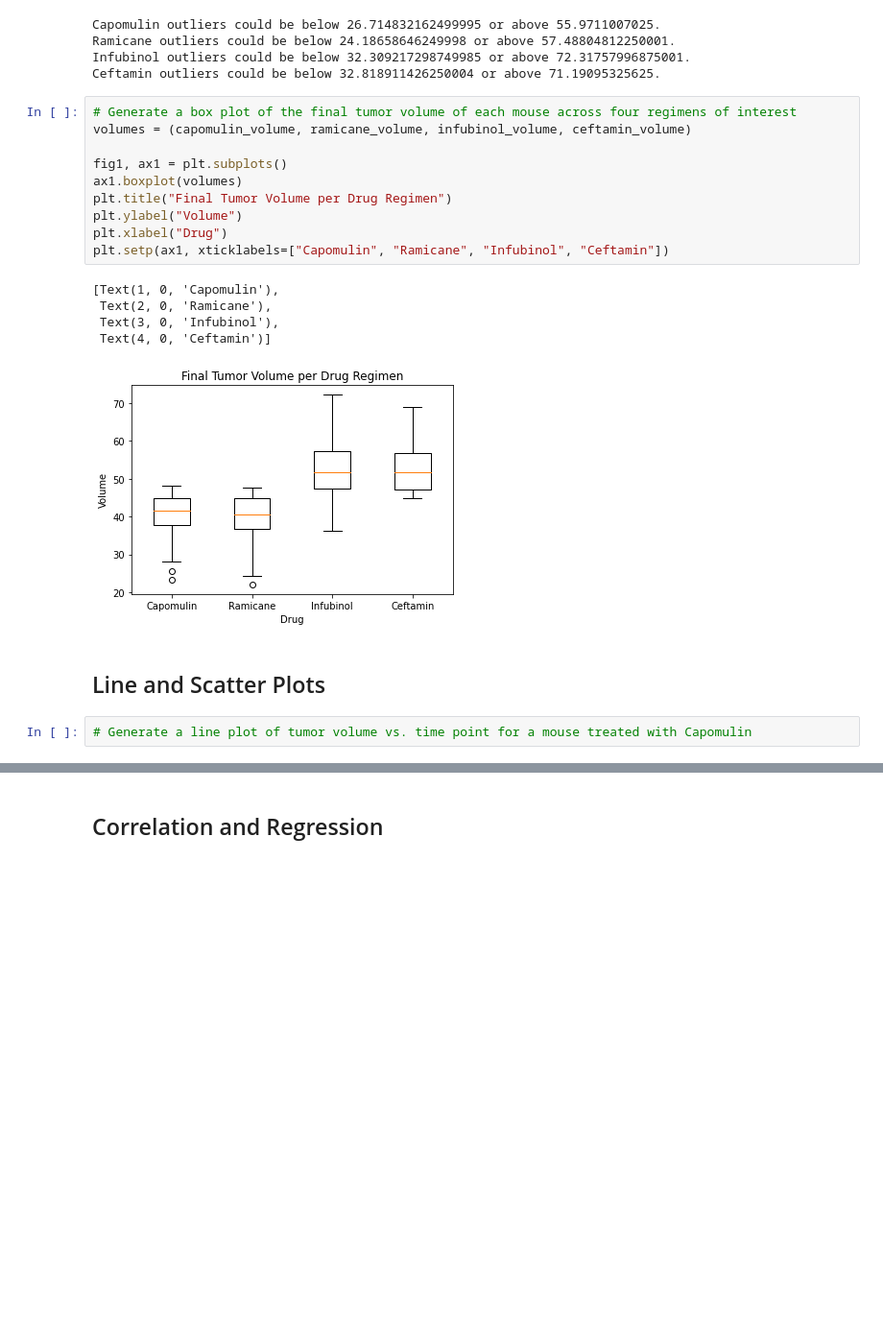
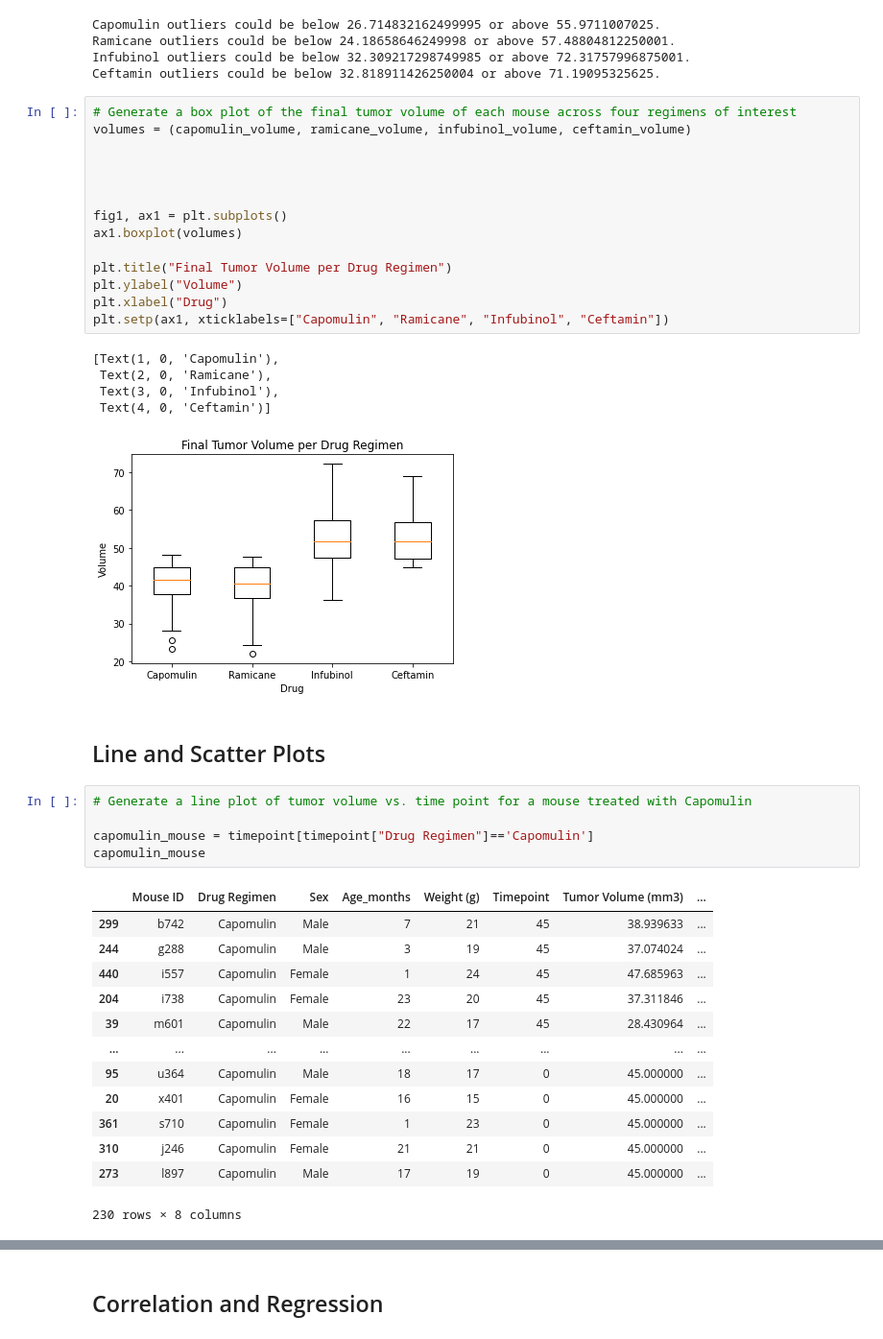
Before and after one commit to mattinglyjen/Matplotlib, a Jupyter notebook: Instructions/Pymaceuticals/pymaceuticals_starter.ipynb, the cells around one changed output, grey strips where cells are left out. Shown at 96% size. Drawn from its saved outputs; the diff is of its cells as text; blank space fills up the shorter version.

```diff
--- a/Instructions/Pymaceuticals/pymaceuticals_starter.ipynb
+++ b/Instructions/Pymaceuticals/pymaceuticals_starter.ipynb
@@ -357,8 +357,12 @@ Ceftamin outliers could be below 32.818911426250004 or above 71.19095325625.
 # Generate a box plot of the final tumor volume of each mouse across four regimens of interest
 volumes = (capomulin_volume, ramicane_volume, infubinol_volume, ceftamin_volume)
 
+
+
+
 fig1, ax1 = plt.subplots()
 ax1.boxplot(volumes)
+
 plt.title("Final Tumor Volume per Drug Regimen")
 plt.ylabel("Volume")
 plt.xlabel("Drug")
@@ -373,3 +377,20 @@ plt.setp(ax1, xticklabels=["Capomulin", "Ramicane", "Infubinol", "Ceftamin"])
 ## Line and Scatter Plots
 # %%
 # Generate a line plot of tumor volume vs. time point for a mouse treated with Capomulin
+
+capomulin_mouse = timepoint[timepoint["Drug Regimen"]=='Capomulin']
+capomulin_mouse
+# %% [output]
+|  | Mouse ID | Drug Regimen | Sex | Age_months | Weight (g) | Timepoint | Tumor Volume (mm3) | ... |
+| 299 | b742 | Capomulin | Male | 7 | 21 | 45 | 38.939633 | ... |
+| 244 | g288 | Capomulin | Male | 3 | 19 | 45 | 37.074024 | ... |
+| 440 | i557 | Capomulin | Female | 1 | 24 | 45 | 47.685963 | ... |
+| 204 | i738 | Capomulin | Female | 23 | 20 | 45 | 37.311846 | ... |
+| 39 | m601 | Capomulin | Male | 22 | 17 | 45 | 28.430964 | ... |
+| ... | ... | ... | ... | ... | ... | ... | ... | ... |
+| 95 | u364 | Capomulin | Male | 18 | 17 | 0 | 45.000000 | ... |
+| 20 | x401 | Capomulin | Female | 16 | 15 | 0 | 45.000000 | ... |
+| 361 | s710 | Capomulin | Female | 1 | 23 | 0 | 45.000000 | ... |
+| 310 | j246 | Capomulin | Female | 21 | 21 | 0 | 45.000000 | ... |
+| 273 | l897 | Capomulin | Male | 17 | 19 | 0 | 45.000000 | ... |
+230 rows × 8 columns
```
Also changed, not shown: parts of 3 cells of this notebook.
